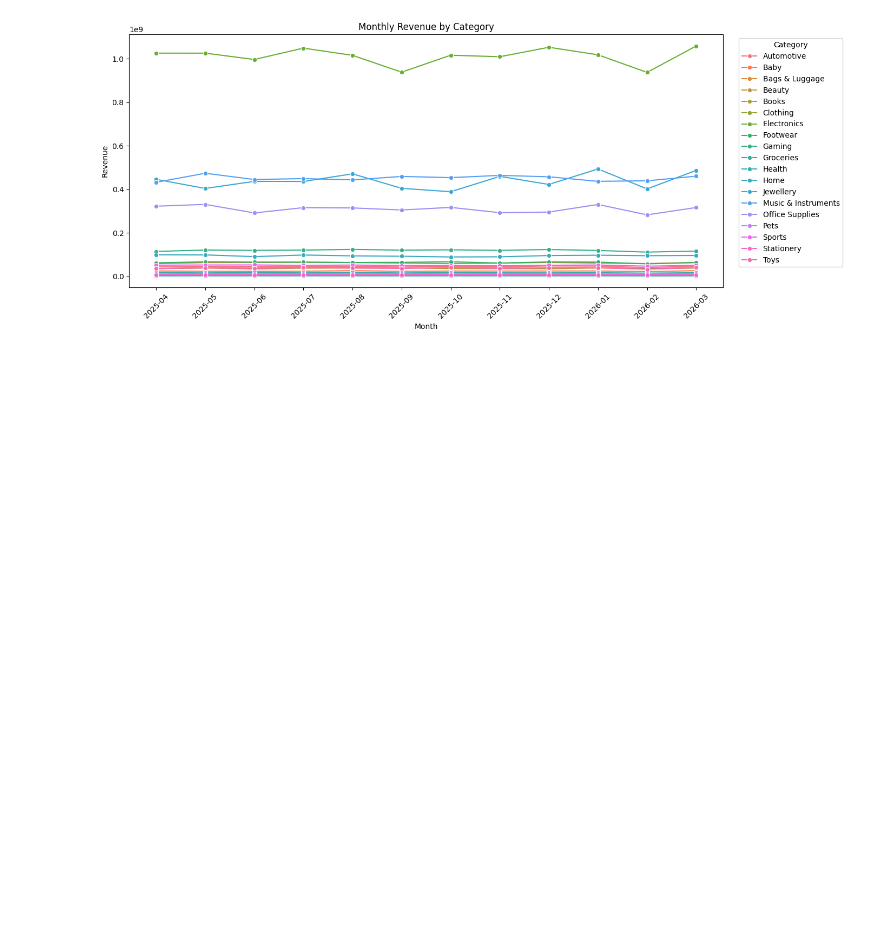
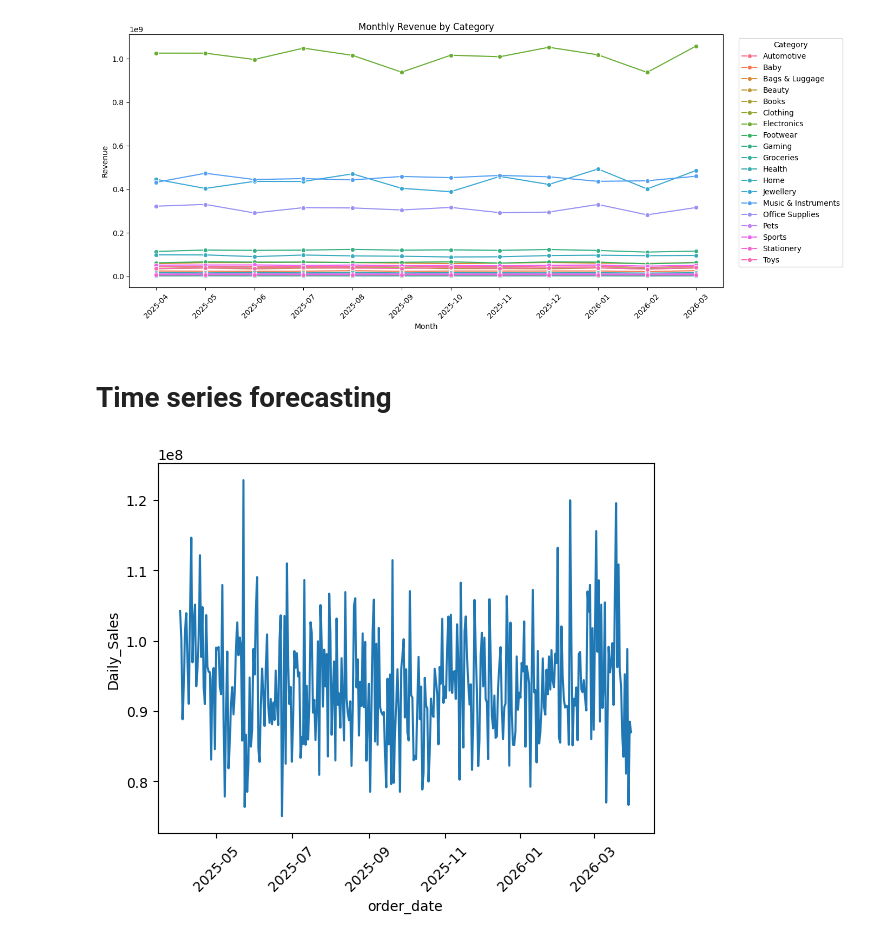
Before and after one commit to BhupathiTharun/Supply-chain-data-warehouse, a Jupyter notebook: notebooks/03_EDA.ipynb, the cells around one changed output. Drawn from its saved outputs; the diff is of its cells as text; code cells hidden in the pictures; blank space fills up the shorter version.

```diff
--- a/notebooks/03_EDA.ipynb
+++ b/notebooks/03_EDA.ipynb
@@ -1131,3 +1131,17 @@ plt.tight_layout()
 plt.show()
 # %% [output]
 [figure]
+# %% [markdown]
+# Time series forecasting
+# %%
+daily_sales = (
+    df2.groupby('order_date')['net_amount']
+       .sum()
+       .reset_index(name='Daily_Sales')
+)
+# %%
+sns.lineplot(data=daily_sales, x='order_date', y='Daily_Sales')
+plt.xticks(rotation=45)
+plt.show()
+# %% [output]
+[figure, added]
```
Also changed, not shown: parts of 25 cells of this notebook.
